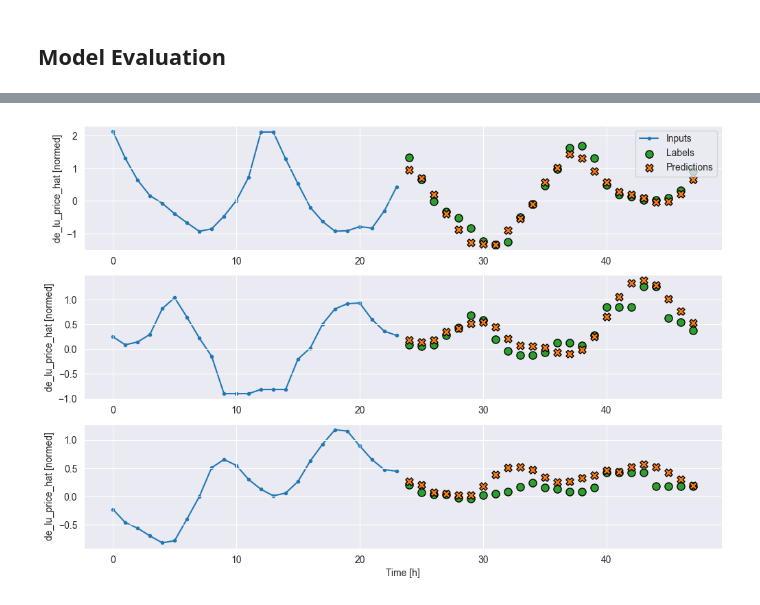
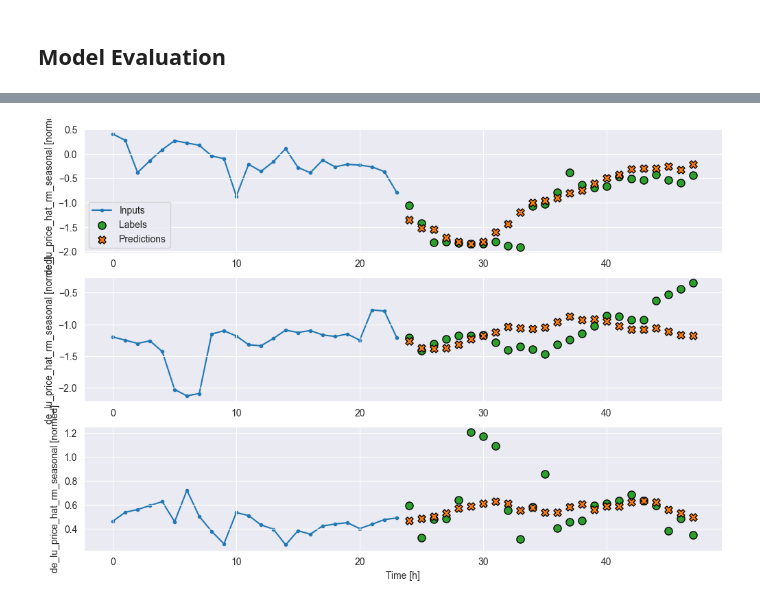
Before and after one commit to valentin-17/epf, a Jupyter notebook: notebooks/exploratory_analysis.ipynb, the cells around one changed output, grey strips where cells are left out. Drawn from its saved outputs; the diff is of its cells as text; code cells hidden in the pictures.

```diff
--- a/notebooks/exploratory_analysis.ipynb
+++ b/notebooks/exploratory_analysis.ipynb
@@ -518,3 +541,6 @@ for i in range(num_splits):
     train_df_hat[i] = train_df_hat[i].join(train_df[i][categorical_cols])
     validation_df_hat[i] = validation_df_hat[i].join(validation_df[i][categorical_cols])
     test_df_hat[i] = test_df_hat[i].join(test_df[i][categorical_cols])
+# %%
+# split and normalize
+train_df, validation_df, test_df = split_data(feature_set)
@@ -559,18 +584,18 @@ with open('../data/processed/test_df.pkl', 'wb') as f:
 # code taken from [3] /references/refs.md
 class WindowGenerator():
     def __init__(self, input_width, label_width, shift,
-                 train_df_list=train_df_hat, validation_df_list=validation_df_hat, test_df_list=test_df_hat,
+                 train_df=train_df, validation_df=validation_df, test_df=test_df,
                  label_columns=None):
         # Store the raw data.
-        self.train_df_list = train_df_list
-        self.validation_df_list = validation_df_list
-        self.test_df_list = test_df_list
+        self.train_df = train_df
+        self.validation_df = validation_df
+        self.test_df = test_df
 
         # Work out the label column indices.
         self.label_columns = label_columns
         if label_columns is not None:
             self.label_columns_indices = {name: i for i, name in enumerate(label_columns)}
-        self.column_indices = {name: i for i, name in enumerate(train_df_list[0].columns)}
+        self.column_indices = {name: i for i, name in enumerate(train_df.columns)}
 
         # Work out the window parameters.
         self.input_width = input_width
@@ -608,17 +633,15 @@ class WindowGenerator():
 
       return inputs, labels
 
-    def make_dataset(self, data_list):
-      data_list = np.array(data_list, dtype=np.float32)
-
+    def make_dataset(self, data):
+      data = np.array(data, dtype=np.float32)
       ds = keras.utils.timeseries_dataset_from_array(
-          data=data_list,
+          data=data,
           targets=None,
           sequence_length=self.total_window_size,
           sequence_stride=1,
           shuffle=True,
-          batch_size=32,
-      )
+          batch_size=32,)
 
       ds = ds.map(self.split_window)
 
@@ -626,15 +649,15 @@ class WindowGenerator():
 
     @property
     def train(self):
-      return self.make_dataset(self.train_df_list)
+      return self.make_dataset(self.train_df)
 
     @property
     def val(self):
-      return self.make_dataset(self.validation_df_list)
+      return self.make_dataset(self.validation_df)
 
     @property
     def test(self):
-      return self.make_dataset(self.test_df_list)
+      return self.make_dataset(self.test_df)
 
     @property
     def example(self):
@@ -752,7 +759,7 @@ ValueError: Unrecognized data type: x=(<_MapDataset element_spec=(TensorSpec(sha
 # %% [markdown]
 ### LSTM
 # %%
-def lstm_builder(hp):
+def lstm_builder(hp, dropout: bool = True):
     model = keras.Sequential()
 
     # Tune the number of lstm layers choose from 32 up to 512 with steps of 32
@@ -762,10 +769,20 @@ def lstm_builder(hp):
     # Choose an optimal value from 0.01, 0.001, or 0.0001
     hp_learning_rate = hp.Choice('learning_rate', values=[1e-2, 1e-3, 1e-4])
 
+    # Tune the dropout rate
+    # Choose optimal value between 0.2 and 0.5
+    hp_dropout_rate = hp.Choice('dropout_rate', values=[0.2, 0.3, 0.4, 0.5])
+
     # build model
     model.add(keras.layers.LSTM(hp_units, return_sequences=False))
+    # add dropout layer
+    if dropout:
+        model.add(keras.layers.Dropout(hp_dropout_rate))
     model.add(keras.layers.Dense(OUT_STEPS*num_features,
-                              kernel_initializer=tf.initializers.zeros()))
+                              kernel_initializer=keras.initializers.zeros()))
+    # add dropout layer
+    if dropout:
+        model.add(keras.layers.Dropout(hp_dropout_rate))
     model.add(keras.layers.Reshape([OUT_STEPS, num_features]))
 
     # compile the model
@@ -1020,5 +1036,5 @@ LSTM   : 0.6910
 # %%
-window.plot(best_lstm_model, 'de_lu_price_hat')
+window.plot(best_lstm_model, 'de_lu_price_hat_rm_seasonal')
 # %% [output]
-[figure, old version]
+[figure, new version]
 # %%
```
Also changed, not shown: parts of 22 cells of this notebook, 20 other files.
